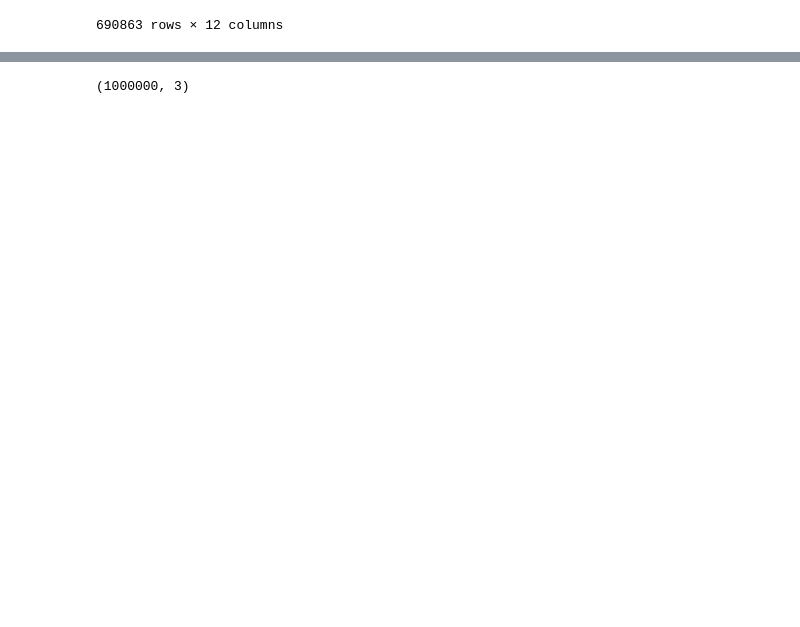
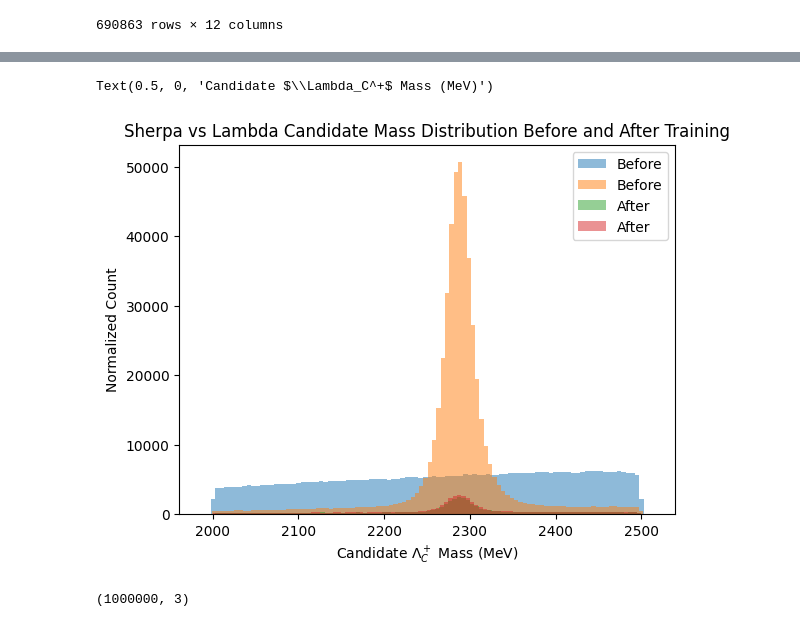
Before and after one commit to GitGup/ATLAS_DNN, a Jupyter notebook: MC_DNN.ipynb, the cells around one changed output, grey strips where cells are left out. Drawn from its saved outputs; the diff is of its cells as text; code cells hidden in the pictures; blank space fills up the shorter version.

```diff
--- a/MC_DNN.ipynb
+++ b/MC_DNN.ipynb
@@ -309,3 +311,15 @@ shuffled_df
+# %%
+plt.hist(DMesons_only_4122["DMesons_m"], bins = 100, alpha = 0.5, label = "Before");
+plt.hist(Lambda_only_4122["DMesons_m"], bins = 100, alpha = 0.5, label = "Before");
+plt.hist(passed_Background_both["DMesons_m"], bins=100, alpha = 0.5, label = "After")
+plt.hist(passed_Signal_both["DMesons_m"], bins=100, alpha = 0.5, label = "After");
+plt.title("Sherpa vs Lambda Candidate Mass Distribution Before and After Training")
+plt.legend()
+plt.ylabel("Normalized Count")
+plt.xlabel("Candidate $\Lambda_C^+$ Mass (MeV)")
+# %% [output]
+Text(0.5, 0, 'Candidate $\\Lambda_C^+$ Mass (MeV)')
+[figure, added]
 # %%
 shuffled_df['DMesons_daughterInfo__pdgId'] = [(2212, -321, 211)] * len(shuffled_df)
 # %%
```
Also changed, not shown: parts of 20 cells of this notebook.
